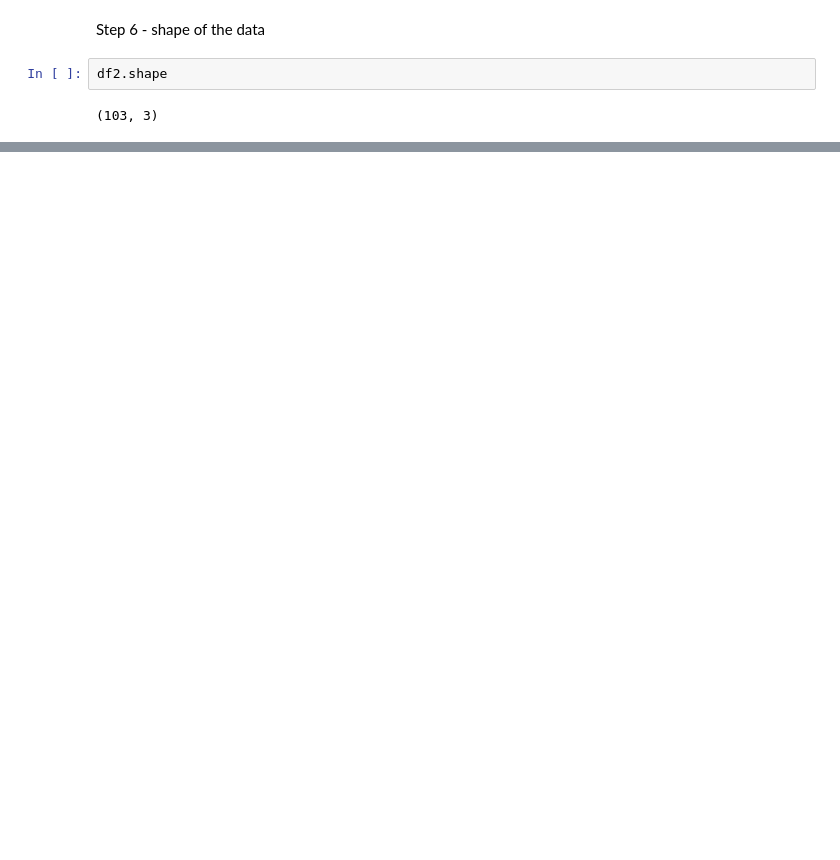
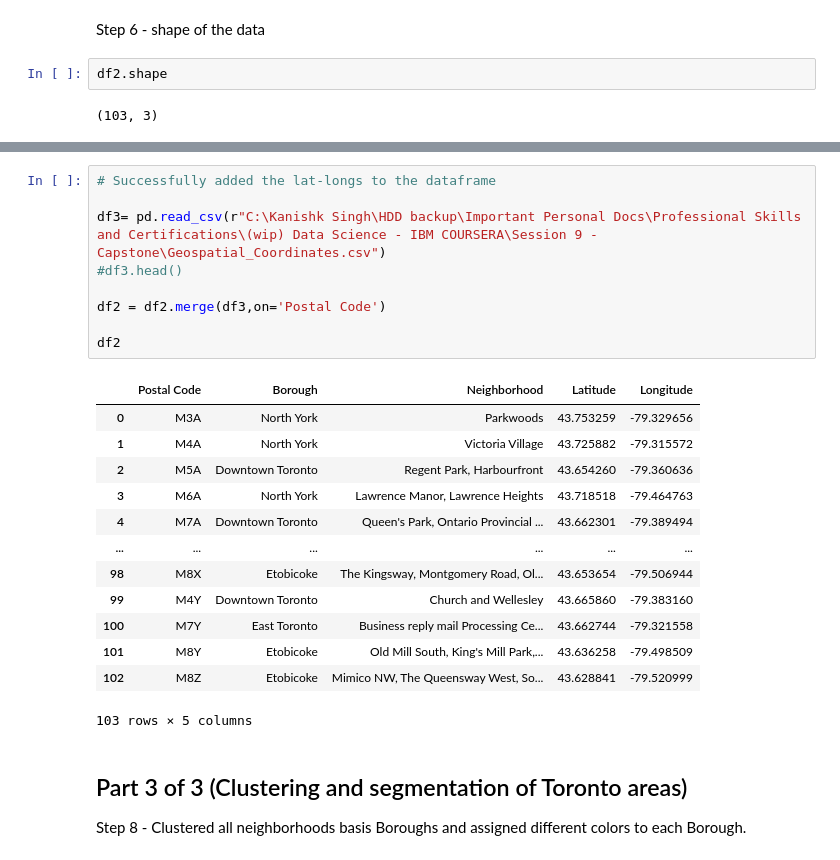
Before and after one commit to kanishk0016/Coursera_Capstone, a Jupyter notebook: 1.Capstone Project - Toronto Neighborhoods Clustering and Segmentation.ipynb, the cells around one changed output, grey strips where cells are left out. Saved outputs shown, nothing was run; the diff lists cells and outputs as text; blank space fills up the shorter version.

```diff
--- a/1.Capstone Project - Toronto Neighborhoods Clustering and Segmentation.ipynb
+++ b/1.Capstone Project - Toronto Neighborhoods Clustering and Segmentation.ipynb
@@ -80,0 +132,26 @@ df2.shape
+# %%
+# Successfully added the lat-longs to the dataframe
+
+df3= pd.read_csv(r"C:\Kanishk Singh\HDD backup\Important Personal Docs\Professional Skills and Certifications\(wip) Data Science - IBM COURSERA\Session 9 - Capstone\Geospatial_Coordinates.csv")
+#df3.head()
+
+df2 = df2.merge(df3,on='Postal Code')
+
+df2
+# %% [output]
+|  | Postal Code | Borough | Neighborhood | Latitude | Longitude |
+| 0 | M3A | North York | Parkwoods | 43.753259 | -79.329656 |
+| 1 | M4A | North York | Victoria Village | 43.725882 | -79.315572 |
+| 2 | M5A | Downtown Toronto | Regent Park, Harbourfront | 43.654260 | -79.360636 |
+| 3 | M6A | North York | Lawrence Manor, Lawrence Heights | 43.718518 | -79.464763 |
+| 4 | M7A | Downtown Toronto | Queen's Park, Ontario Provincial ... | 43.662301 | -79.389494 |
+| ... | ... | ... | ... | ... | ... |
+| 98 | M8X | Etobicoke | The Kingsway, Montgomery Road, Ol... | 43.653654 | -79.506944 |
+| 99 | M4Y | Downtown Toronto | Church and Wellesley | 43.665860 | -79.383160 |
+| 100 | M7Y | East Toronto | Business reply mail Processing Ce... | 43.662744 | -79.321558 |
+| 101 | M8Y | Etobicoke | Old Mill South, King's Mill Park,... | 43.636258 | -79.498509 |
+| 102 | M8Z | Etobicoke | Mimico NW, The Queensway West, So... | 43.628841 | -79.520999 |
+103 rows × 5 columns
+# %% [markdown]
+## Part 3 of 3 (Clustering and segmentation of Toronto areas)
+Step 8 - Clustered all neighborhoods basis Boroughs and assigned different colors to each Borough.
```
Also changed, not shown: parts of 18 cells of this notebook.
